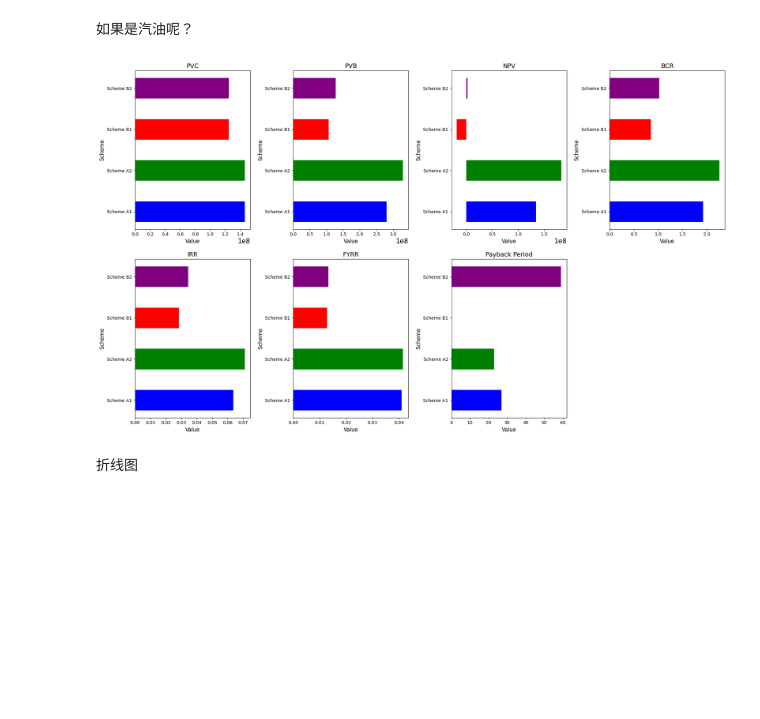
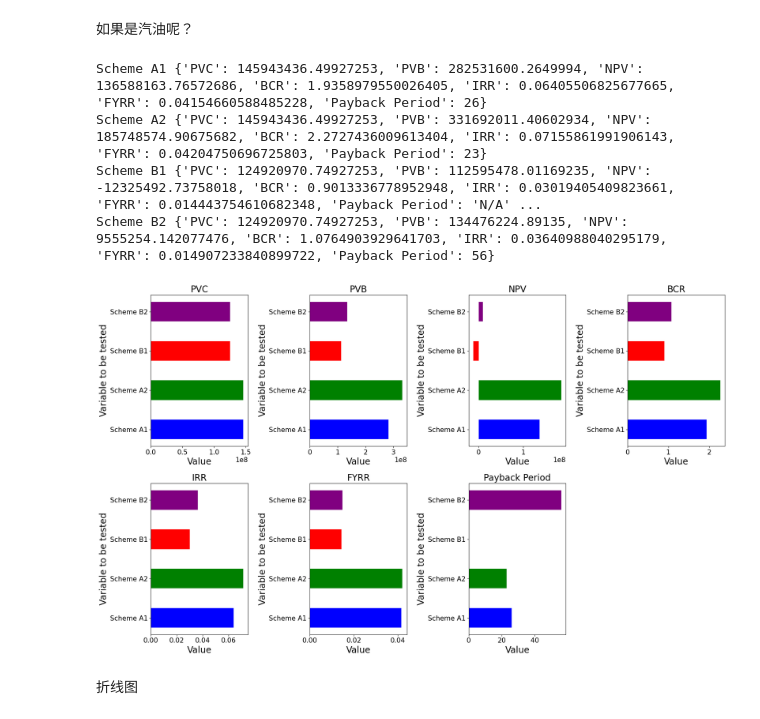
Before and after one commit to jackli100/Economy-coursework, a Jupyter notebook: data_analysis.ipynb, the cells around one changed output. Saved outputs shown, nothing was run; the diff lists cells and outputs as text; code cells hidden in the pictures; blank space fills up the shorter version.

```diff
--- a/data_analysis.ipynb
+++ b/data_analysis.ipynb
@@ -9,6 +9,11 @@ schemeB1 = TransportationScheme('voc.csv', road_length_A = 11, \
         AADT_A=13500, AADT_A_O=3500, construction_cost_A=77000000, maintenance_cost_A=10000)
 schemeB2 = TransportationScheme('voc.csv', road_length_A = 11, \
         AADT_A=13500, AADT_A_O=3500, construction_cost_A=77000000, maintenance_cost_A=10000, growth_rate = 0.02)
+SchemeA1.get_things_done()
+SchemeA2.get_things_done()
+schemeB1.get_things_done()
+schemeB2.get_things_done()
+
 resultA1 = SchemeA1.financial_metrics
 resultA2 = SchemeA2.financial_metrics
 resultB1 = schemeB1.financial_metrics
@@ -50,10 +55,10 @@ def plot_bar_chart(result_dict):
             ax = axs[i // columns, i % columns]
 
         ax.barh(list(result_dict.keys()), values[metric], color=['blue', 'green', 'red', 'purple'], height=0.5)
-        ax.set_title(metric, fontsize=14)  # 调整了字体大小
-        ax.set_ylabel('Scheme', fontsize=12)
-        ax.set_xlabel('Value', fontsize=12)
-        ax.tick_params(axis='both', which='major', labelsize=10)
+        ax.set_title(metric, fontsize=20)  # 调整了字体大小
+        ax.set_ylabel('Variable to be tested', fontsize=20)
+        ax.set_xlabel('Value', fontsize=20)
+        ax.tick_params(axis='both', which='major', labelsize=15)
 
     # 隐藏多余的子图位置
     if len(metrics) % (rows * columns) != 0:  # 如果指标数不能被子图总数整除
@@ -72,19 +84,29 @@ plot_bar_chart(result_dict)
 # %%
 from eco_petrol import EcoPetrol
 SchemeA1 = EcoPetrol('voc.csv')
 SchemeA2 = EcoPetrol('voc.csv', growth_rate=0.02)
 schemeB1 = EcoPetrol('voc.csv', road_length_A = 11, \
         AADT_A=13500, AADT_A_O=3500, construction_cost_A=77000000, maintenance_cost_A=10000)
 schemeB2 = EcoPetrol('voc.csv', road_length_A = 11, \
         AADT_A=13500, AADT_A_O=3500, construction_cost_A=77000000, maintenance_cost_A=10000, growth_rate = 0.02)
+SchemeA1.get_things_done()
+SchemeA2.get_things_done()
+schemeB1.get_things_done()
+schemeB2.get_things_done()
 resultA1 = SchemeA1.financial_metrics
 resultA2 = SchemeA2.financial_metrics
 resultB1 = schemeB1.financial_metrics
 resultB2 = schemeB2.financial_metrics
 result_dict = {'Scheme A1': resultA1, 'Scheme A2': resultA2, 'Scheme B1': resultB1, 'Scheme B2': resultB2}
+for key, value in result_dict.items():
+    print(key, value)
 plot_bar_chart(result_dict)
 # %% [output]
+Scheme A1 {'PVC': 145943436.49927253, 'PVB': 282531600.2649994, 'NPV': 136588163.76572686, 'BCR': 1.9358979550026405, 'IRR': 0.06405506825677665, 'FYRR': 0.04154660588485228, 'Payback Period': 26}
+Scheme A2 {'PVC': 145943436.49927253, 'PVB': 331692011.40602934, 'NPV': 185748574.90675682, 'BCR': 2.2727436009613404, 'IRR': 0.07155861991906143, 'FYRR': 0.04204750696725803, 'Payback Period': 23}
+Scheme B1 {'PVC': 124920970.74927253, 'PVB': 112595478.01169235, 'NPV': -12325492.73758018, 'BCR': 0.9013336778952948, 'IRR': 0.03019405409823661, 'FYRR': 0.014443754610682348, 'Payback Period': 'N/A' ...
+Scheme B2 {'PVC': 124920970.74927253, 'PVB': 134476224.89135, 'NPV': 9555254.142077476, 'BCR': 1.0764903929641703, 'IRR': 0.03640988040295179, 'FYRR': 0.014907233840899722, 'Payback Period': 56}
-[figure, old version]
+[figure, new version]
 # %% [markdown]
 折线图
 # %%
```
Also changed, not shown: parts of 3 cells of this notebook, 13 other files.
